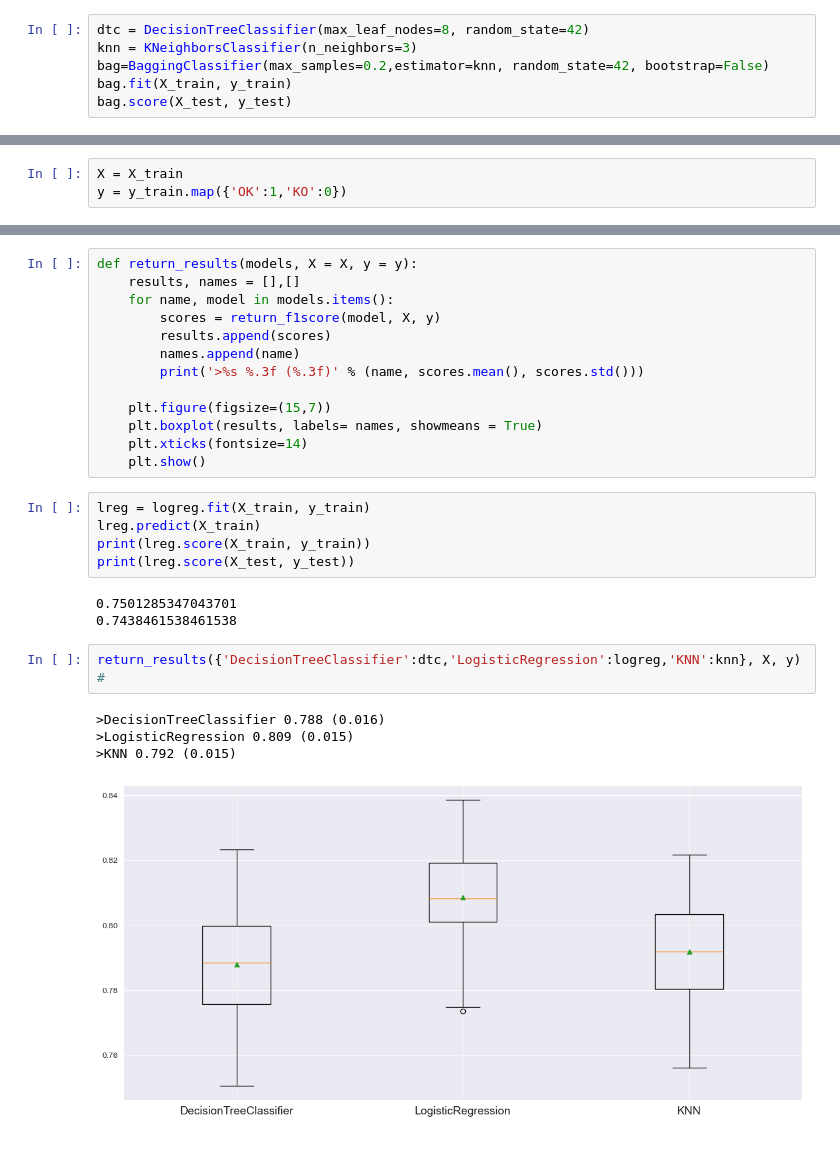
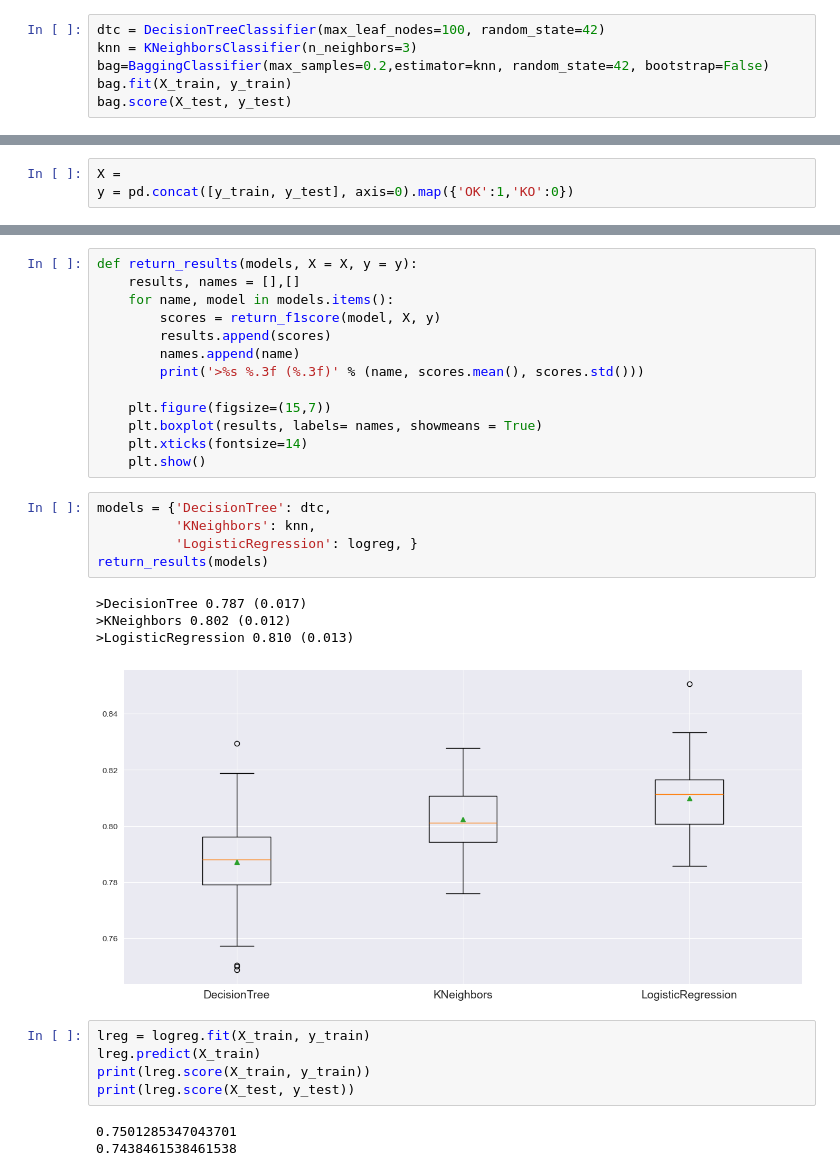
Before and after one commit to durak-dev/MachineLearning-Project, a Jupyter notebook: Model_Selection.ipynb, the cells around one changed output, grey strips where cells are left out. Saved outputs shown, nothing was run; the diff lists cells and outputs as text.

```diff
--- a/Model_Selection.ipynb
+++ b/Model_Selection.ipynb
@@ -32,7 +42,7 @@ y_test = testing_data_wt['target']
 # %%
 logreg = LogisticRegression(solver='sag', multi_class='ovr')
 # %%
-dtc = DecisionTreeClassifier(max_leaf_nodes=8, random_state=42)
+dtc = DecisionTreeClassifier(max_leaf_nodes=100, random_state=42)
 knn = KNeighborsClassifier(n_neighbors=3)
 bag=BaggingClassifier(max_samples=0.2,estimator=knn, random_state=42, bootstrap=False)
 bag.fit(X_train, y_train)
@@ -46,8 +56,8 @@ bag.score(X_test, y_test)
 # %%
 rskf = RepeatedStratifiedKFold(n_splits=10, n_repeats=5, random_state=42)
 # %%
-X = X_train
-y = y_train.map({'OK':1,'KO':0})
+X =
+y = pd.concat([y_train, y_test], axis=0).map({'OK':1,'KO':0})
 # %%
 def return_f1score(model, X, y):
     n_scores = cross_val_score(model, X, y, scoring = 'f1', cv = rskf)
@@ -65,6 +75,16 @@ def return_results(models, X = X, y = y):
     plt.boxplot(results, labels= names, showmeans = True)
     plt.xticks(fontsize=14)
     plt.show()
+# %%
+models = {'DecisionTree': dtc,
+          'KNeighbors': knn,
+          'LogisticRegression': logreg, }
+return_results(models)
+# %% [output]
+>DecisionTree 0.787 (0.017)
+>KNeighbors 0.802 (0.012)
+>LogisticRegression 0.810 (0.013)
+[figure, added]
 # %%
 lreg = logreg.fit(X_train, y_train)
 lreg.predict(X_train)
@@ -73,10 +93,3 @@ print(lreg.score(X_test, y_test))
 # %% [output]
 0.7501285347043701
 0.7438461538461538
-# %%
-return_results({'DecisionTreeClassifier':dtc,'LogisticRegression':logreg,'KNN':knn}, X, y) #
-# %% [output]
->DecisionTreeClassifier 0.788 (0.016)
->LogisticRegression 0.809 (0.015)
->KNN 0.792 (0.015)
-[figure, removed]
```
Also changed, not shown: parts of 12 cells of this notebook, 4 other files.
